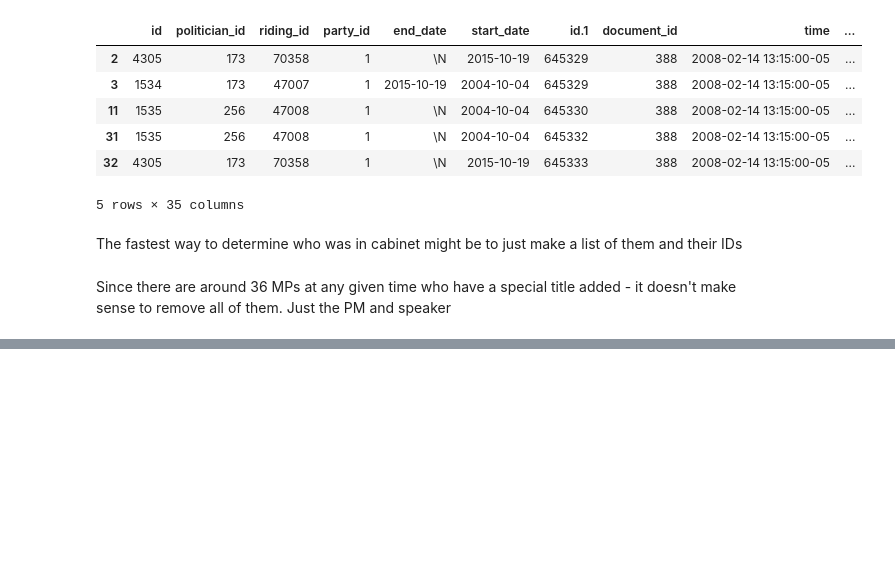
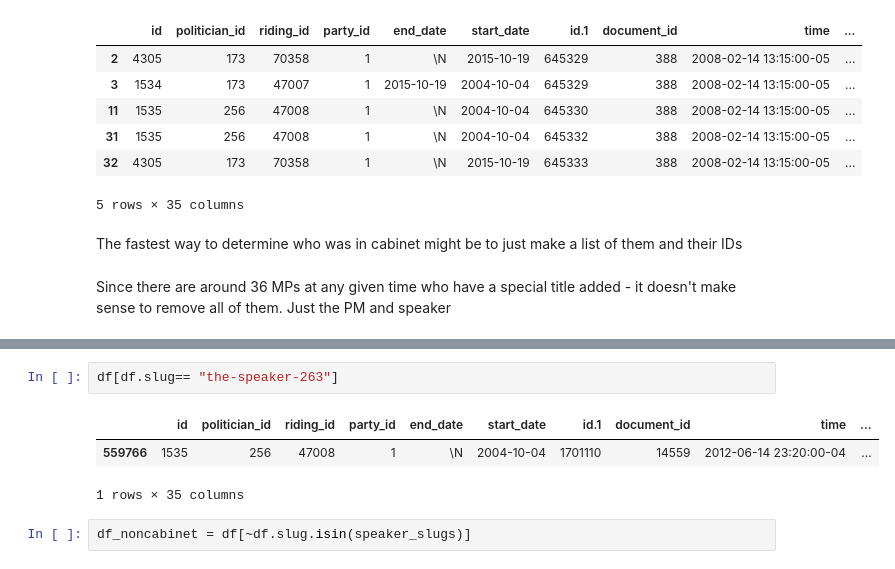
Before and after one commit to illtemperedklavier/openparliament-NLP, a Jupyter notebook: preprocessing/basic_word_counting scratch1.ipynb, the cells around one changed output, grey strips where cells are left out. Saved outputs shown, nothing was run; the diff lists cells and outputs as text; blank space fills up the shorter version.

Commit message:
removed non speakers

```diff
--- a/preprocessing/basic_word_counting scratch1.ipynb
+++ b/preprocessing/basic_word_counting scratch1.ipynb
@@ -381,0 +379,8 @@ df[df.politician_id==132]
+# %%
+df[df.slug== "the-speaker-263"]
+# %% [output]
+|  | id | politician_id | riding_id | party_id | end_date | start_date | id.1 | document_id | time | ... |
+| 559766 | 1535 | 256 | 47008 | 1 | \N | 2004-10-04 | 1701110 | 14559 | 2012-06-14 23:20:00-04 | ... |
+1 rows × 35 columns
+# %%
+df_noncabinet = df[~df.slug.isin(speaker_slugs)]
```
Also changed, not shown: parts of 7 cells of this notebook.
